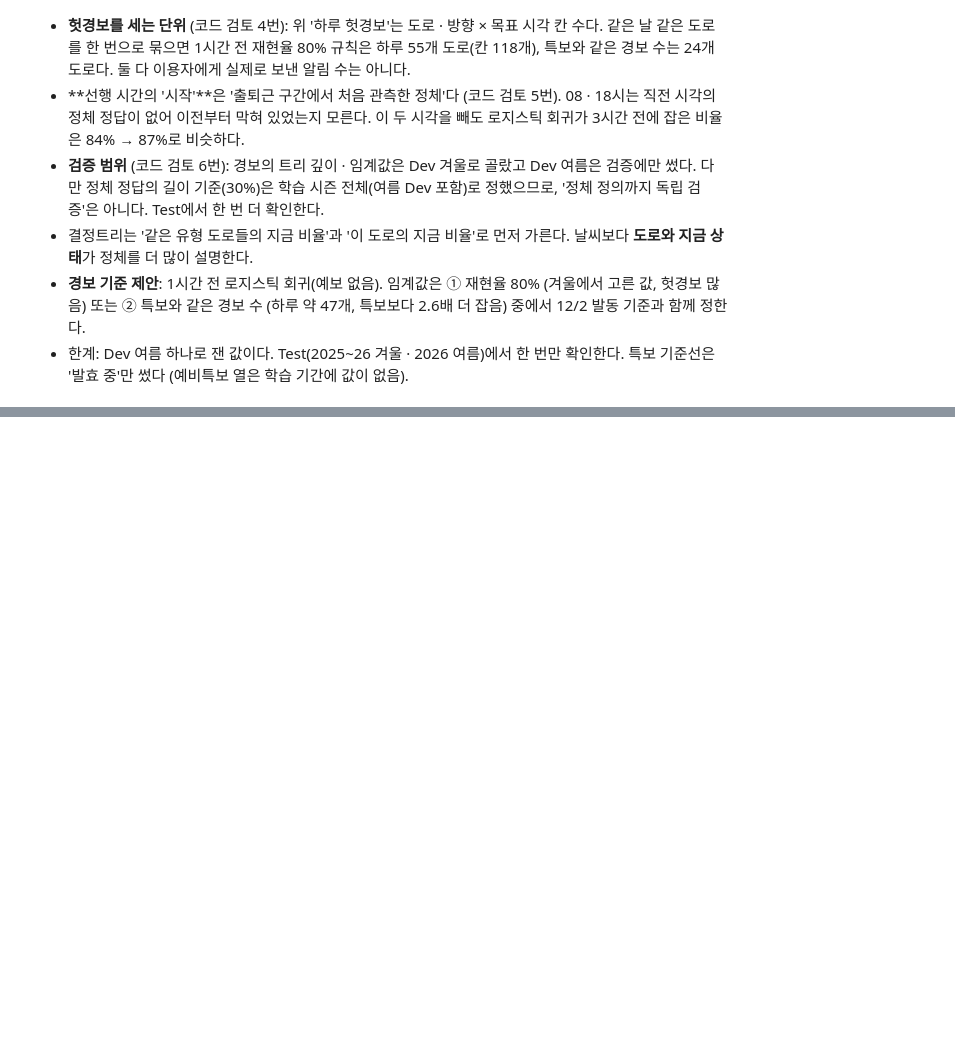
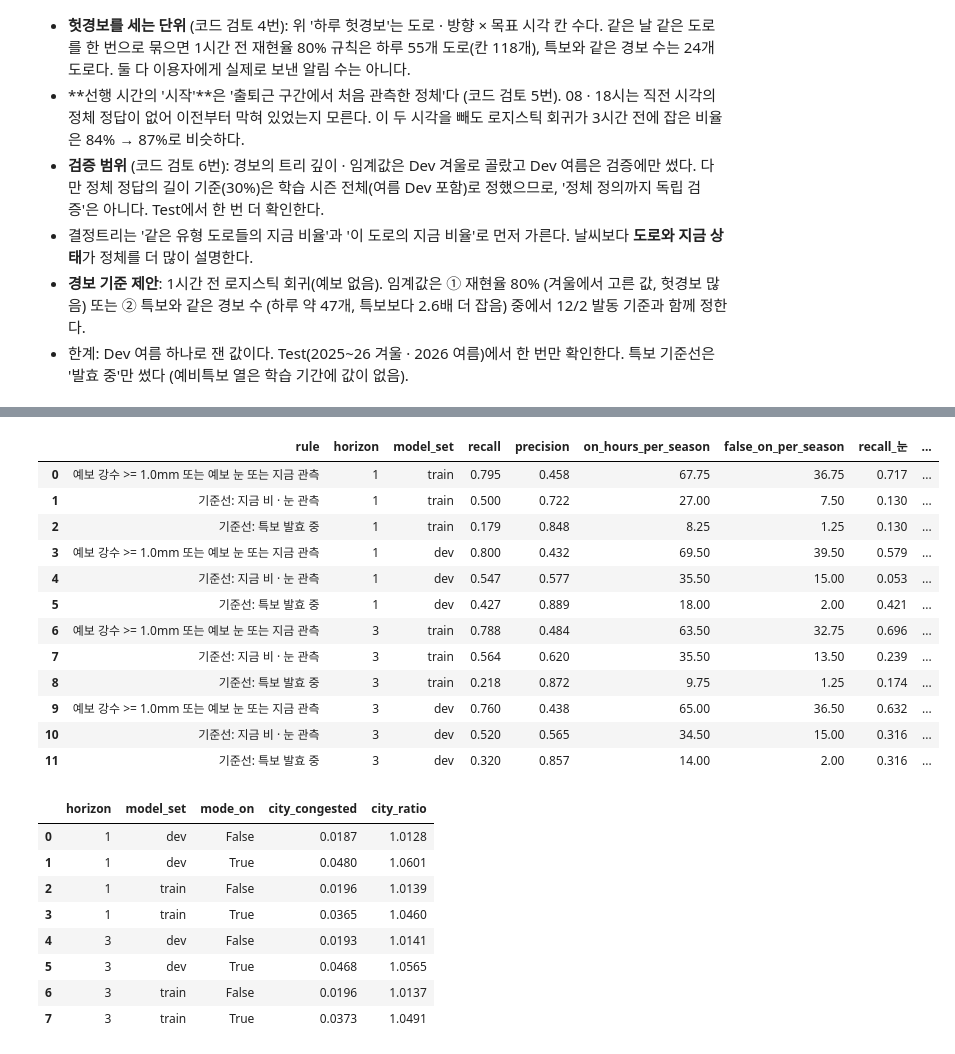
Before and after one commit to data-crawling-6/seoul-weather-traffic, a Jupyter notebook: notebooks/02_analysis/ljh_alert_survival.ipynb, the cells around one changed output, grey strips where cells are left out. Cells and saved outputs as stored; diff of their text form; code cells hidden in the pictures; blank space fills up the shorter version.

```diff
--- a/notebooks/02_analysis/ljh_alert_survival.ipynb
+++ b/notebooks/02_analysis/ljh_alert_survival.ipynb
@@ -512,0 +576,28 @@ print((TAB / 'alert_tree_rules.txt').read_text(encoding='utf-8')[:2500])
+# %%
+# 고른 규칙과 기준선 (Train · Dev), 켜졌을 때 실제로 더 막혔나
+chosen = pd.read_csv(TAB / 'trigger_rule_chosen.csv', encoding='utf-8-sig')
+display(chosen[['rule', 'horizon', 'model_set', 'recall', 'precision', 'on_hours_per_season', 'false_on_per_season', 'recall_눈', 'recall_비']].round(3))
+pd.read_csv(TAB / 'trigger_rule_effect.csv', encoding='utf-8-sig').round(4)
+# %% [output]
+|  | rule | horizon | model_set | recall | precision | on_hours_per_season | false_on_per_season | recall_눈 | ... |
+| 0 | 예보 강수 >= 1.0mm 또는 예보 눈 또는 지금 관측 | 1 | train | 0.795 | 0.458 | 67.75 | 36.75 | 0.717 | ... |
+| 1 | 기준선: 지금 비 · 눈 관측 | 1 | train | 0.500 | 0.722 | 27.00 | 7.50 | 0.130 | ... |
+| 2 | 기준선: 특보 발효 중 | 1 | train | 0.179 | 0.848 | 8.25 | 1.25 | 0.130 | ... |
+| 3 | 예보 강수 >= 1.0mm 또는 예보 눈 또는 지금 관측 | 1 | dev | 0.800 | 0.432 | 69.50 | 39.50 | 0.579 | ... |
+| 4 | 기준선: 지금 비 · 눈 관측 | 1 | dev | 0.547 | 0.577 | 35.50 | 15.00 | 0.053 | ... |
+| 5 | 기준선: 특보 발효 중 | 1 | dev | 0.427 | 0.889 | 18.00 | 2.00 | 0.421 | ... |
+| 6 | 예보 강수 >= 1.0mm 또는 예보 눈 또는 지금 관측 | 3 | train | 0.788 | 0.484 | 63.50 | 32.75 | 0.696 | ... |
+| 7 | 기준선: 지금 비 · 눈 관측 | 3 | train | 0.564 | 0.620 | 35.50 | 13.50 | 0.239 | ... |
+| 8 | 기준선: 특보 발효 중 | 3 | train | 0.218 | 0.872 | 9.75 | 1.25 | 0.174 | ... |
+| 9 | 예보 강수 >= 1.0mm 또는 예보 눈 또는 지금 관측 | 3 | dev | 0.760 | 0.438 | 65.00 | 36.50 | 0.632 | ... |
+| 10 | 기준선: 지금 비 · 눈 관측 | 3 | dev | 0.520 | 0.565 | 34.50 | 15.00 | 0.316 | ... |
+| 11 | 기준선: 특보 발효 중 | 3 | dev | 0.320 | 0.857 | 14.00 | 2.00 | 0.316 | ... |
+|  | horizon | model_set | mode_on | city_congested | city_ratio |
+| 0 | 1 | dev | False | 0.0187 | 1.0128 |
+| 1 | 1 | dev | True | 0.0480 | 1.0601 |
+| 2 | 1 | train | False | 0.0196 | 1.0139 |
+| 3 | 1 | train | True | 0.0365 | 1.0460 |
+| 4 | 3 | dev | False | 0.0193 | 1.0141 |
+| 5 | 3 | dev | True | 0.0468 | 1.0565 |
+| 6 | 3 | train | False | 0.0196 | 1.0137 |
+| 7 | 3 | train | True | 0.0373 | 1.0491 |
```
Also changed, not shown: parts of 6 cells of this notebook, 8 other files.
